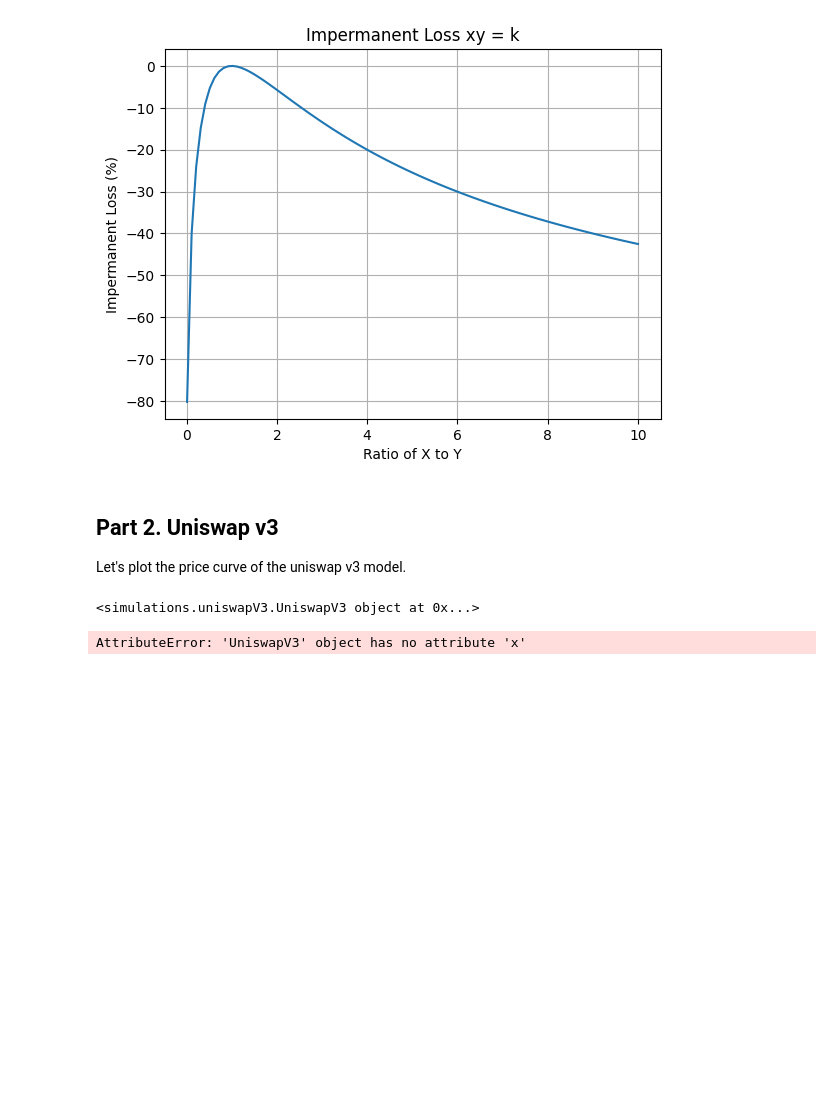
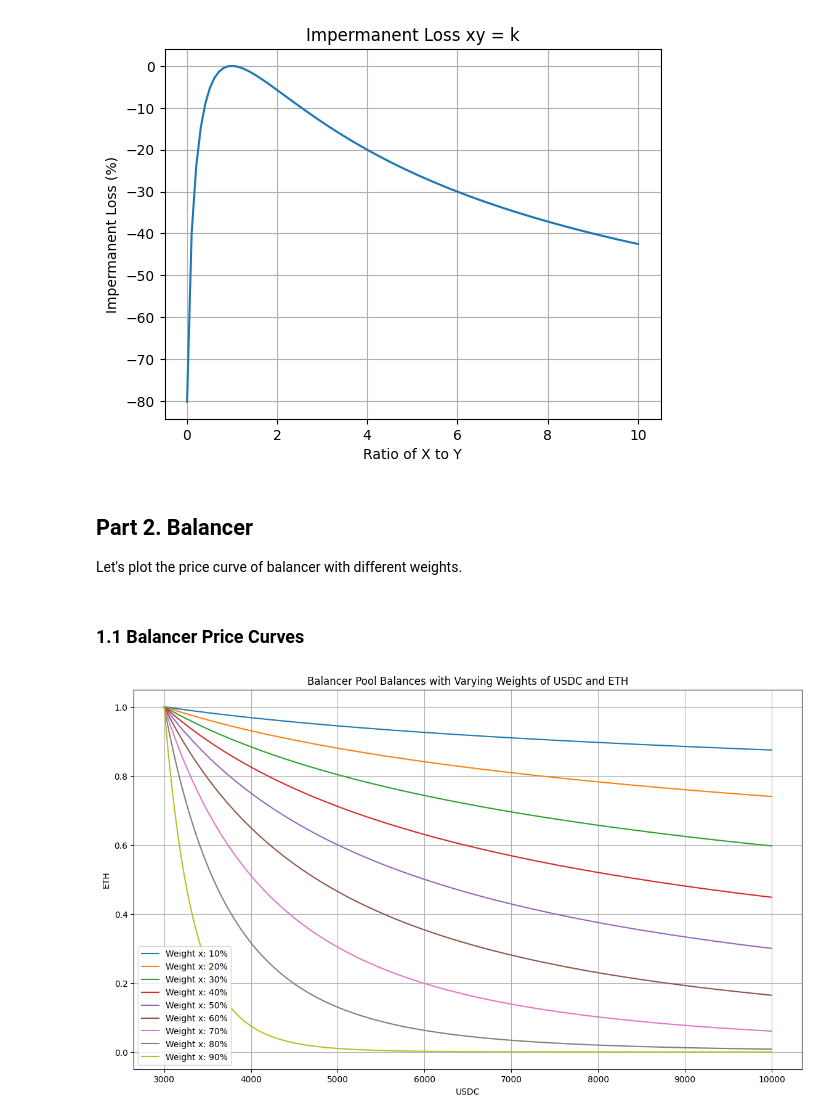
Before and after one commit to alexcraig043/math-86-final-project, a Jupyter notebook: main.ipynb, the cells around one changed output. Drawn from its saved outputs; the diff is of its cells as text; code cells hidden in the pictures; blank space fills up the shorter version.

```diff
--- a/main.ipynb
+++ b/main.ipynb
@@ -59,34 +67,40 @@ plt.show()
 # %% [output]
 [figure]
 # %% [markdown]
-## Part 2. Uniswap v3
+## Part 2. Balancer
 
-Let's plot the price curve of the uniswap v3 model.
+Let's plot the price curve of balancer with different weights.
-# %%
-from simulations.uniswapV3 import UniswapV3
-
-total_liquidity = 3000 * 100
-uniswapV3 = UniswapV3(0, 3000)
-uniswapV3.instantiate_initial_liquidity_distribution(total_liquidity)
-uniswapV3_balances = [[uniswapV3.price]]
-
-delta = 1
-x_max = 50000
-
-while uniswapV3.x < x_max:
-    uniswapV3.swap_x_for_y(delta)
-    uniswapV3_balances.append([simple.x, simple.y])
-
-# Plot the balances
-uniswapV3_balances = np.array(uniswapV3_balances)
-plt.plot(uniswapV3_balances[:, 0], uniswapV3_balances[:, 1])
-plt.title('Balances Uniswap V3')
-plt.xlabel('USDC')
-plt.ylabel('ETH')
-plt.grid()
-plt.legend(['k = ' + str(simple.k)])
-
-plt.show()
-# %% [output]
-<simulations.uniswapV3.UniswapV3 object at 0x...>
-AttributeError: 'UniswapV3' object has no attribute 'x'
+# %% [markdown]
+### 1.1 Balancer Price Curves
+# %%
+# Initialize variables
+weights = np.arange(0.1, 1.0, 0.1)  # Weights
+delta = 1
+balances_by_weight = []
+
+# Loop over each weight configuration
+for weight_x in weights:
+    weight_y = 1 - weight_x
+    balancer = Balancer(initial_x, initial_y, weight_x, weight_y)
+    balances = [[balancer.x, balancer.y]]
+
+    while balancer.x < x_max:
+        balancer.swap_x_for_y(delta)
+        balances.append([balancer.x, balancer.y])
+
+    balances_by_weight.append(np.array(balances))
+
+# Plot the price curves for different weights
+plt.figure(figsize=(14, 8))
+
+for i, balances in enumerate(balances_by_weight):
+    plt.plot(balances[:, 0], balances[:, 1], label=f'Weight x: {weights[i]*100:.0f}%')
+
+plt.title('Balancer Pool Balances with Varying Weights of USDC and ETH')
+plt.xlabel('USDC')
+plt.ylabel('ETH')
+plt.grid()
+plt.legend()
+plt.show()
+# %% [output]
+[figure, added]
```
Also changed, not shown: parts of 6 cells of this notebook, 1 other file.
